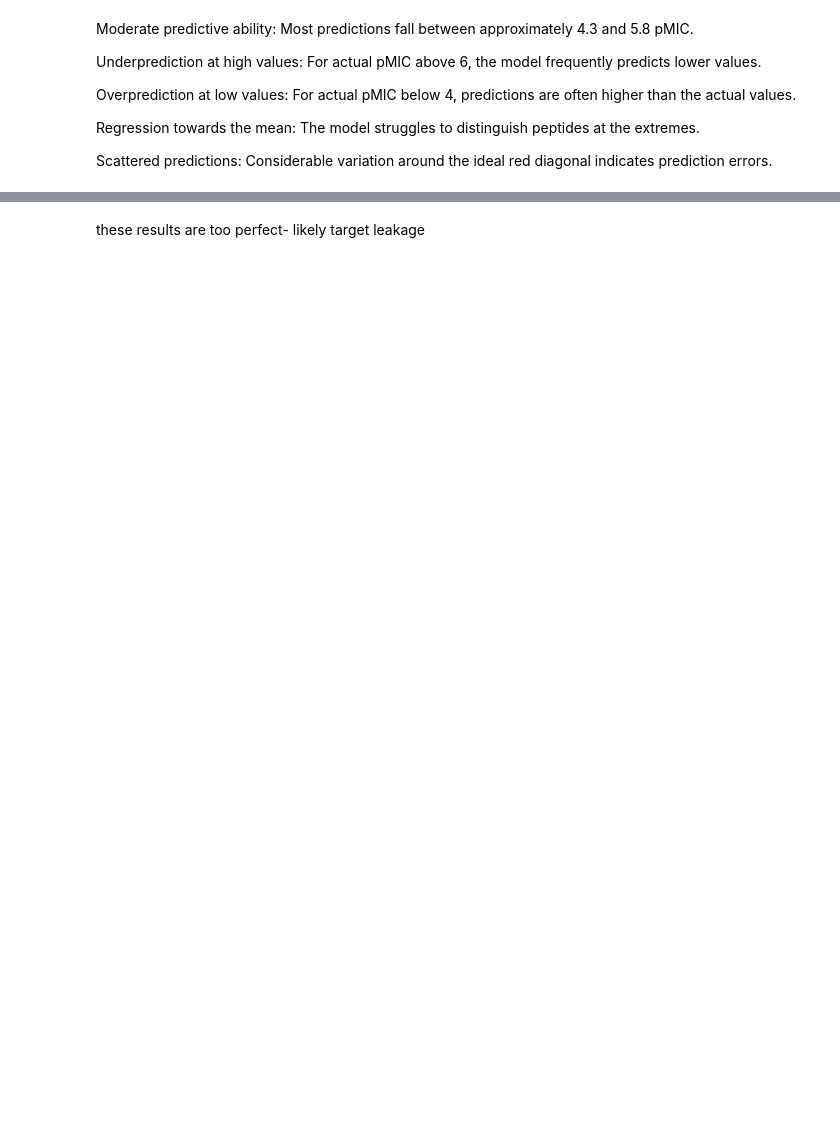
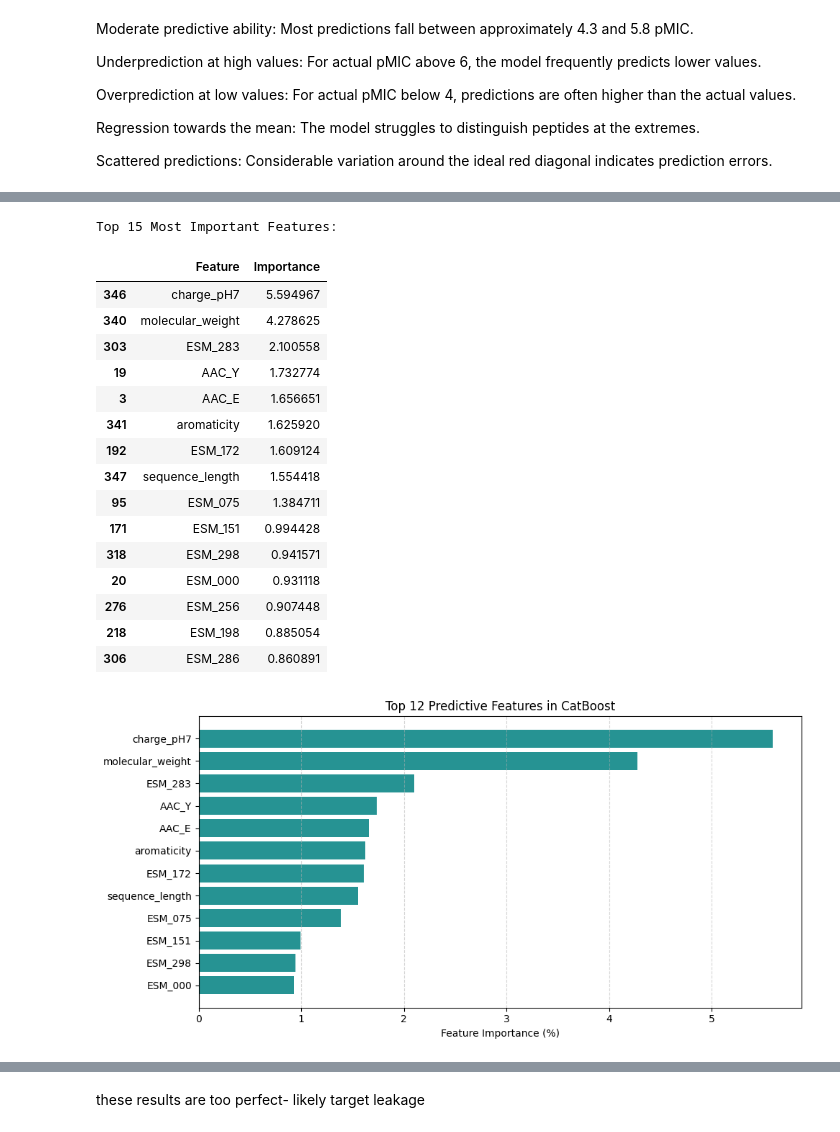
Before and after one commit to dhriti046/mic_prediction, a Jupyter notebook: drive_linked_MIC_prediction_.ipynb, the cells around one changed output, grey strips where cells are left out. Cells and saved outputs as stored; diff of their text form; code cells hidden in the pictures; blank space fills up the shorter version.

```diff
--- a/drive_linked_MIC_prediction_.ipynb
+++ b/drive_linked_MIC_prediction_.ipynb
@@ -5493,0 +5483,18 @@ All saved datasets passed verification.
+# %%
+# START: Verify structural integrity and completeness of saved ESM-2 datasets
+# RESULT: All datasets passed integrity assertions with 0 missing values.
+
+import pandas as pd
+import os
+
+print("VERIFYING DATASET INTEGRITY ACROSS SPLITS:")
+for name, df in [("Train", train_df), ("Validation", val_df), ("Test", test_df)]:
+    esm_count = len([c for c in df.columns if c.startswith("ESM_")])
+    total_cols = df.shape[1]
+    missing_esm = df[[f"ESM_{i:03d}" for i in range(320)]].isna().sum().sum()
+    print(f"[{name}] Rows: {len(df):,}, Total Features: {total_cols}, ESM-2 Dimensions: {esm_count}, Missing Values: {missing_esm}")
+    assert esm_count == 320, f"Missing ESM-2 features in {name}!"
+    assert missing_esm == 0, f"Found NaN values in {name} ESM-2 features!"
+
+print("\nAll saved datasets passed integrity assertions with 0 missing values.")
+# END: Verification finished.
@@ -5883,0 +5955,44 @@ R2: 0.9988
+# %%
+# START: Calculate and plot CatBoost feature importances
+import pandas as pd
+import matplotlib.pyplot as plt
+feature_importances = best_catboost.get_feature_importance()
+
+fi_df = pd.DataFrame({
+    "Feature": cat_features,
+    "Importance": feature_importances
+}).sort_values("Importance", ascending=False)
+
+print("Top 15 Most Important Features:")
+display(fi_df.head(15))
+
+top = fi_df.head(12).iloc[::-1]
+
+plt.figure(figsize=(10, 5))
+plt.barh(top["Feature"], top["Importance"], color="teal", alpha=0.85)
+plt.xlabel("Feature Importance (%)")
+plt.title("Top 12 Predictive Features in CatBoost")
+plt.grid(axis="x", linestyle="--", alpha=0.5)
+plt.tight_layout()
+plt.show()
+
+# END: Feature importance plotted.
+# %% [output]
+Top 15 Most Important Features:
+|  | Feature | Importance |
+| 346 | charge_pH7 | 5.594967 |
+| 340 | molecular_weight | 4.278625 |
+| 303 | ESM_283 | 2.100558 |
+| 19 | AAC_Y | 1.732774 |
+| 3 | AAC_E | 1.656651 |
+| 341 | aromaticity | 1.625920 |
+| 192 | ESM_172 | 1.609124 |
+| 347 | sequence_length | 1.554418 |
+| 95 | ESM_075 | 1.384711 |
+| 171 | ESM_151 | 0.994428 |
+| 318 | ESM_298 | 0.941571 |
+| 20 | ESM_000 | 0.931118 |
+| 276 | ESM_256 | 0.907448 |
+| 218 | ESM_198 | 0.885054 |
+| 306 | ESM_286 | 0.860891 |
+[figure, added]
```
Also changed, not shown: parts of 92 cells of this notebook, 1 other file.
